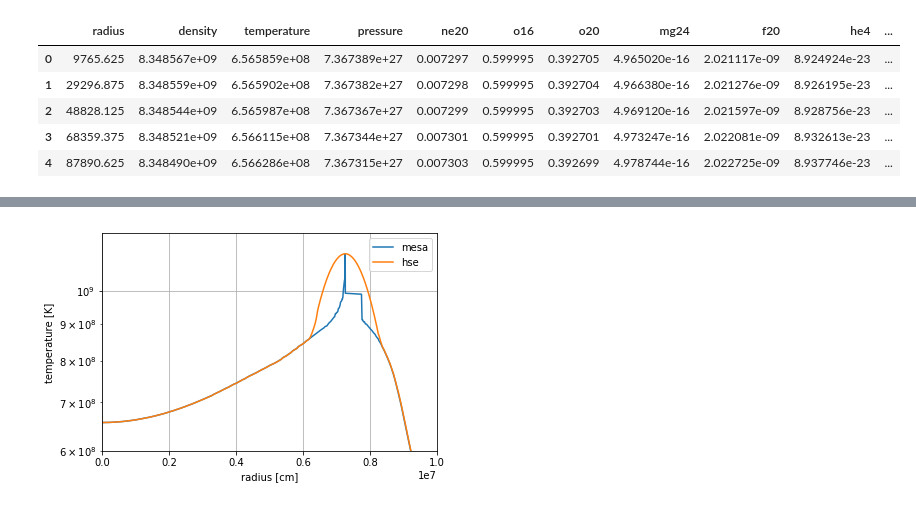
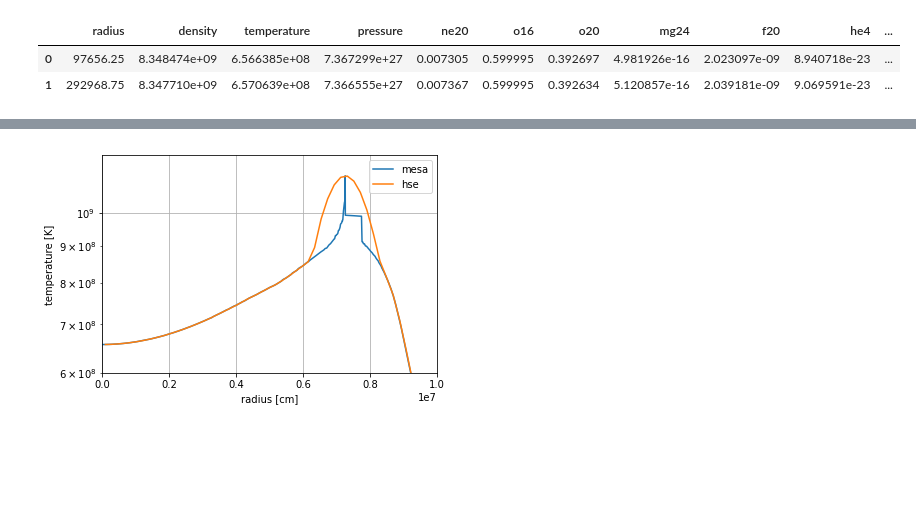
Before and after one commit to XinlongSBU/xinlong_file, a Jupyter notebook: initial-model_prepare/compare_initial-model_MESA.ipynb, the cells around one changed output, grey strips where cells are left out. Cells and saved outputs as stored; diff of their text form; code cells hidden in the pictures; blank space fills up the shorter version.

```diff
--- a/initial-model_prepare/compare_initial-model_MESA.ipynb
+++ b/initial-model_prepare/compare_initial-model_MESA.ipynb
@@ -8,39 +8,36 @@ from scipy import interpolate
 # Read data from mesa data:
 a = pd.read_excel("ONe6040_helm_update.xlsx")
 
 # Read data after the initial module
-f = open("ECSN-ONe6040-final.hse.10240","r")
+f = open("ECSN-ONe6040-final.hse.1024","r")
 data = f.readlines()  # data is a list. each element is a line of "23Ne...dat"
 f.close()
 del data[0:16]
 
 data2d = []
 for i in range(len(data)):
     data2d.append(re.split(r"[ ]",data[i].strip('\n')))
 
 for i in range(len(data2d)):
         while '' in data2d[i]:
             data2d[i].remove('')
 #for i in range(len(data2d)-1,-1,-1):
 #    if len(data2d[i]) == 3:
 ##        aaaaa = data2d[i].copy()
 #        data2d.pop(i)
 #        i+=1
 #    else:
 #        data2d[i].extend(aaaaa)
 
 data3d = np.array(data2d).astype(np.float)
 
 df = pd.DataFrame(data3d)
 df.columns = ['radius','density','temperature','pressure','ne20','o16','o20','mg24','f20','he4','al27','si28','s32','p31','h1']
 df.head(2)
 # %% [output]
 |  | radius | density | temperature | pressure | ne20 | o16 | o20 | mg24 | f20 | he4 | ... |
-| 0 | 9765.625 | 8.348567e+09 | 6.565859e+08 | 7.367389e+27 | 0.007297 | 0.599995 | 0.392705 | 4.965020e-16 | 2.021117e-09 | 8.924924e-23 | ... |
-| 1 | 29296.875 | 8.348559e+09 | 6.565902e+08 | 7.367382e+27 | 0.007298 | 0.599995 | 0.392704 | 4.966380e-16 | 2.021276e-09 | 8.926195e-23 | ... |
-| 2 | 48828.125 | 8.348544e+09 | 6.565987e+08 | 7.367367e+27 | 0.007299 | 0.599995 | 0.392703 | 4.969120e-16 | 2.021597e-09 | 8.928756e-23 | ... |
-| 3 | 68359.375 | 8.348521e+09 | 6.566115e+08 | 7.367344e+27 | 0.007301 | 0.599995 | 0.392701 | 4.973247e-16 | 2.022081e-09 | 8.932613e-23 | ... |
-| 4 | 87890.625 | 8.348490e+09 | 6.566286e+08 | 7.367315e+27 | 0.007303 | 0.599995 | 0.392699 | 4.978744e-16 | 2.022725e-09 | 8.937746e-23 | ... |
+| 0 | 97656.25 | 8.348474e+09 | 6.566385e+08 | 7.367299e+27 | 0.007305 | 0.599995 | 0.392697 | 4.981926e-16 | 2.023097e-09 | 8.940718e-23 | ... |
+| 1 | 292968.75 | 8.347710e+09 | 6.570639e+08 | 7.366555e+27 | 0.007367 | 0.599995 | 0.392634 | 5.120857e-16 | 2.039181e-09 | 9.069591e-23 | ... |
 # %%
 r_sun = 6.955e10  # cm
 m_sun = 1.989e33  # gram
```
Also changed, not shown: parts of 8 cells of this notebook, 3 other files.
